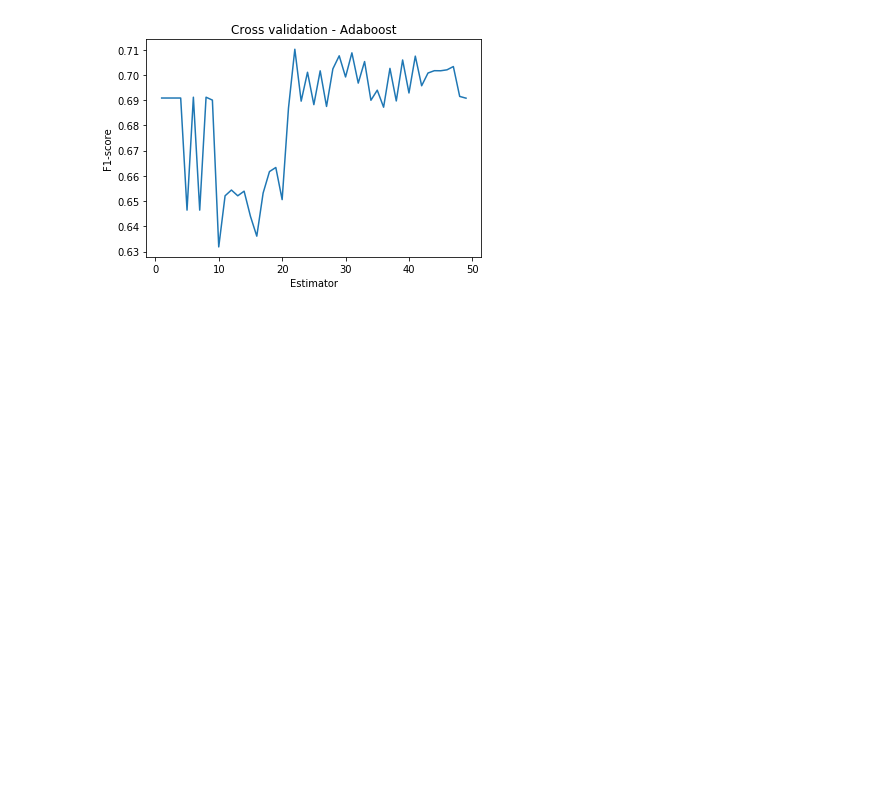
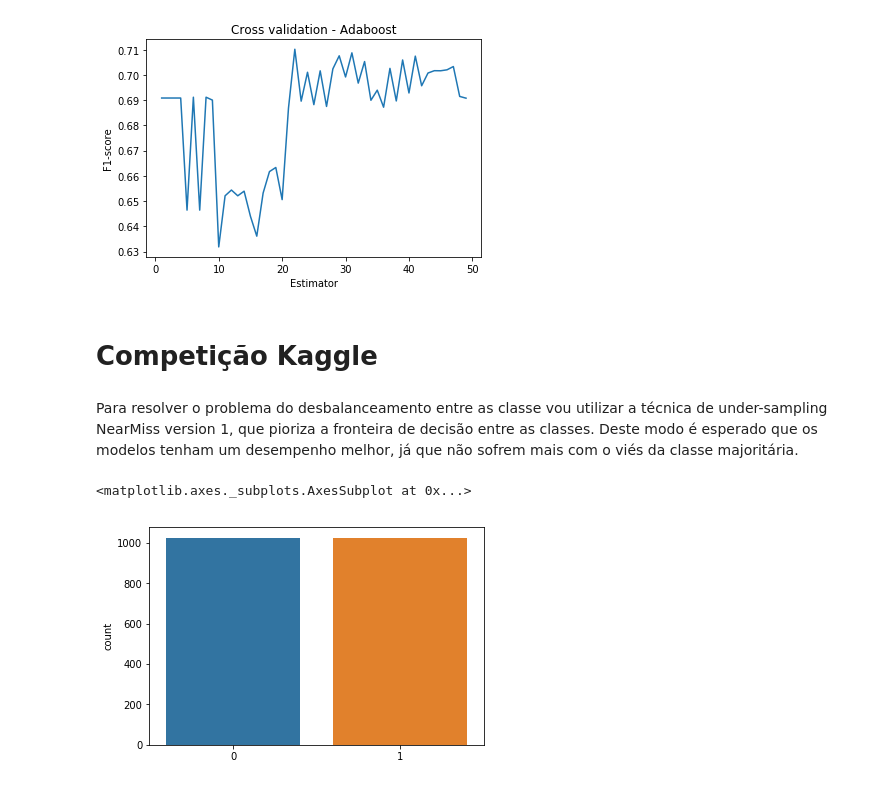
Before and after one commit to diogoflorencio/machine-learning, a Jupyter notebook: lab4/Previsão de Eleição de Deputados.ipynb, the cells around one changed output. Drawn from its saved outputs; the diff is of its cells as text; code cells hidden in the pictures; blank space fills up the shorter version.

```diff
--- a/lab4/Previsão de Eleição de Deputados.ipynb
+++ b/lab4/Previsão de Eleição de Deputados.ipynb
@@ -112,3 +113,18 @@ print("A quantidade de árvores ideal é {0}, com F1 = {1}".format(cv_ada.idxmax
 # %% [output]
 A quantidade de árvores ideal é 22, com F1 = 0.710213445615
 [figure]
+# %% [markdown]
+# Competição Kaggle
+# %% [markdown]
+Para resolver o problema do desbalanceamento entre as classe vou utilizar a técnica de under-sampling NearMiss version 1, que pioriza a fronteira de decisão entre as classes. Deste modo é esperado que os modelos tenham um desempenho melhor, já que não sofrem mais com o viés da classe majoritária.
+# %%
+#balanceando as classes
+from imblearn.under_sampling import NearMiss
+nm = NearMiss(version=1)
+X_train, Y_train = nm.fit_resample(X_train, Y_train)
+sns.countplot(Y_train)
+#plotando distribuição da variável alvo
+sns.countplot(Y_train)
+# %% [output]
+<matplotlib.axes._subplots.AxesSubplot at 0x...>
+[figure, added]
```
Also changed, not shown: parts of 16 cells of this notebook, 1 other file.
